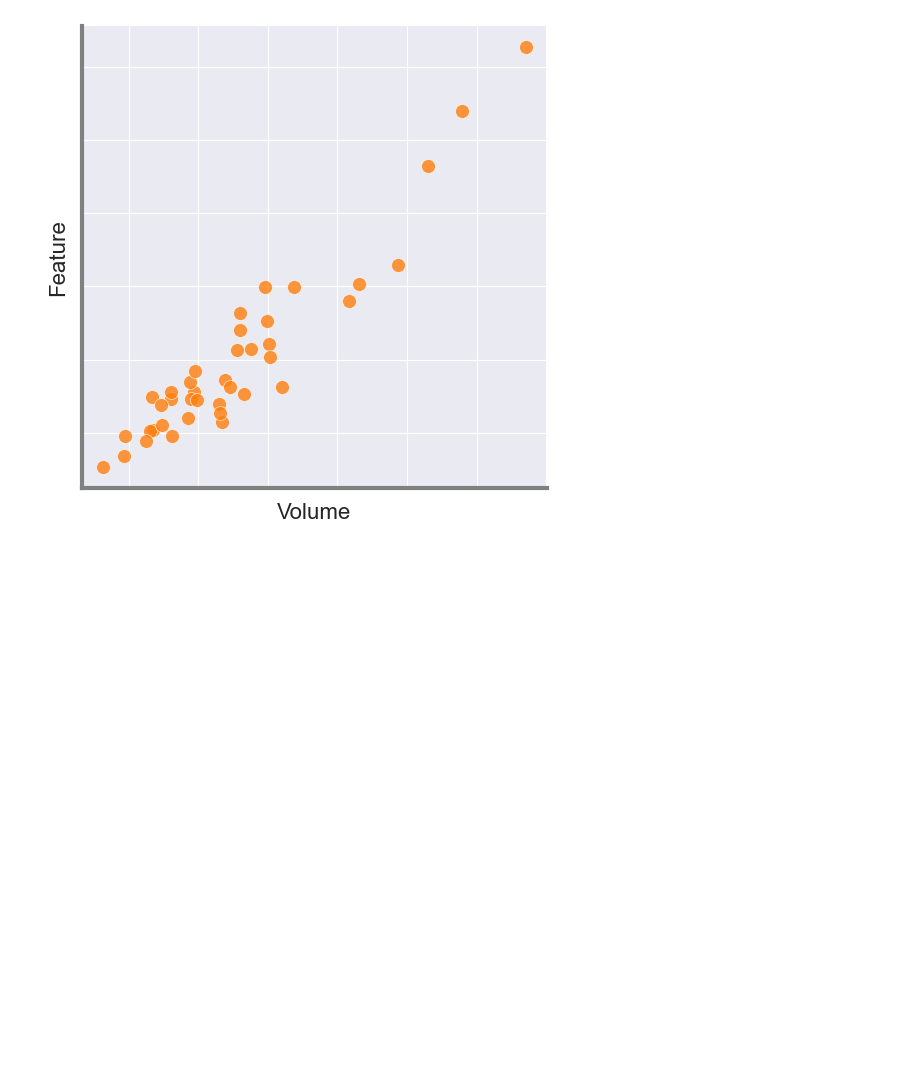
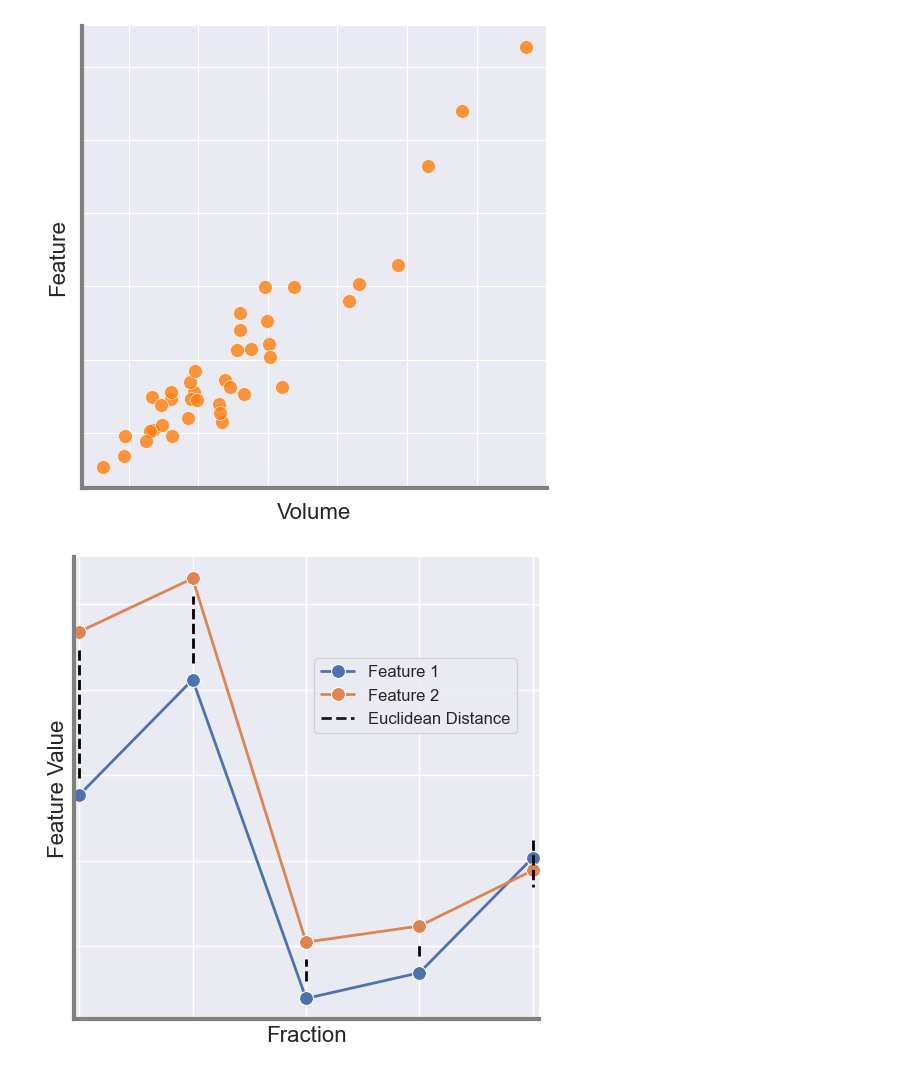
Before and after one commit to aaron-rankin/LongitudinalRadiomics-MRgRT, a Jupyter notebook: SubmissionVisuals/PipelineDiagram.ipynb, the cells around one changed output. Saved outputs shown, nothing was run; the diff lists cells and outputs as text; code cells hidden in the pictures; blank space fills up the shorter version.

```diff
--- a/SubmissionVisuals/PipelineDiagram.ipynb
+++ b/SubmissionVisuals/PipelineDiagram.ipynb
@@ -177,3 +178,72 @@ plt.gca().spines['bottom'].set_color('grey')
 plt.savefig('C:\\Users\\b01297ar\\Documents\\ProstateMRL-local\\Paper1-Write\\Figures\\Diagram\\VolumeScatter.png', dpi=300, bbox_inches='tight')
 # %% [output]
 [figure]
+# %%
+import pandas as pd
+import numpy as np
+import matplotlib.pyplot as plt
+import seaborn as sns
+import os
+
+df = pd.read_csv('C:/Users/b01297ar/Documents/ProstateMRL-local/ProstateMRL-Radiomics/Paper1-Release/Features_ManualRS.csv')
+df = df.drop(['Unnamed: 0'], axis=1)
+
+patIDs = df['PatID'].unique()
+rand_pats = np.random.choice(patIDs, 1, replace=False)
+df_plot = df[df['PatID'].isin(rand_pats)]
+# df_plot['Feature'] = df_plot['Group'] + '_' + df_plot['Feature']
+
+fts = df_plot['Feature'].unique()
+rand_fts = np.random.choice(fts, 2, replace=False)
+
+
+
+df_plot = df_plot.loc[df_plot['Feature'].isin(fts)]
+custom_params = {"axes.spines.right": False, "axes.spines.top": False}
+sns.set_context("paper", font_scale=1.5)
+sns.set_theme(style='darkgrid', rc=custom_params)
+fig, ax = plt.subplots(1, 1, figsize=(6, 6))
+# plot
+sns.lineplot(data = df_plot.loc[df_plot['Feature'] == rand_fts[0]], x = 'Fraction', y='FeatureValue', ax=ax, label='Feature 1', linewidth=2, legend=True, palette='muted', marker='o', markersize=10)
+#sns.scatterplot(data = df_plot.loc[df_plot['Feature'] == fts[0]], x = 'Fraction', y='FeatureValue', ax=ax, s=100, legend=True, palette='muted')
+
+sns.lineplot(data = df_plot.loc[df_plot['Feature'] == rand_fts[1]], x = 'Fraction', y='FeatureValue', ax=ax, label='Feature 2', linewidth=2, legend=True, palette='muted', marker='o', markersize=10)
+#sns.scatterplot(data = df_plot.loc[df_plot['Feature'] == fts[1]], x = 'Fraction', y='FeatureValue', ax=ax, s=100, legend=True, palette='muted')
+
+ax.set_xlabel('Fraction', fontsize=16)
+ax.set_ylabel('Feature Value', fontsize=16)
+ax.set_xlim([0.95, 5.05])
+# ax.set_ylim([0, 1.0])
+ax.set_xticks(np.arange(1, 5.1, 1))
+#ax.set_xticklabels(np.arange(1, 6, 1), fontsize=15)
+#ax.set_yticklabels([0.0, 0.2, 0.4, 0.6, 0.8, 1.0], fontsize=15)
+#ax.set_title('Euclidean Distance Between Feature Trajectories', fontsize=20, pad=20)
+# ax.set_ylim([0, 1.05])
+ax.set_xticklabels([])
+ax.set_yticklabels([])
+
+y_vals1 = df_plot.loc[df_plot['Feature'] == rand_fts[0]]['FeatureValue'].values + 0.01
+y_vals2 = df_plot.loc[df_plot['Feature'] == rand_fts[1]]['FeatureValue'].values - 0.01
+
+for i in range(1, 6):
+    ax.vlines(i, y_vals1[i-1], y_vals2[i-1], color='black', linestyle='dashed', linewidth=2)
+# add in dashed line to legend
+ax.plot([], [], 'k--', label='Euclidean Distance', linewidth=2)
+ax.legend(fontsize=12, bbox_to_anchor=(0.5, 0.8))
+
+# turn all the spines off
+plt.gca().spines['top'].set_visible(False)
+plt.gca().spines['right'].set_visible(False)
+
+# turn off the ticks and labels
+plt.tick_params(axis='both', which='both', bottom=False, top=False, labelbottom=False, right=False, left=False, labelleft=False)
+
+# make axis thicker and grey
+plt.gca().spines['left'].set_linewidth(3)
+plt.gca().spines['left'].set_color('grey')
+plt.gca().spines['bottom'].set_linewidth(3)
+plt.gca().spines['bottom'].set_color('grey')
+
+plt.savefig('C:/Users/b01297ar/Documents/ProstateMRL-local/ProstateMRL-Radiomics/Paper1-Release/Visualisation/Plots/LinePlotED2.png', dpi=300)
+# %% [output]
+[figure, added]
```
Also changed, not shown: parts of 5 cells of this notebook, 12 other files.
